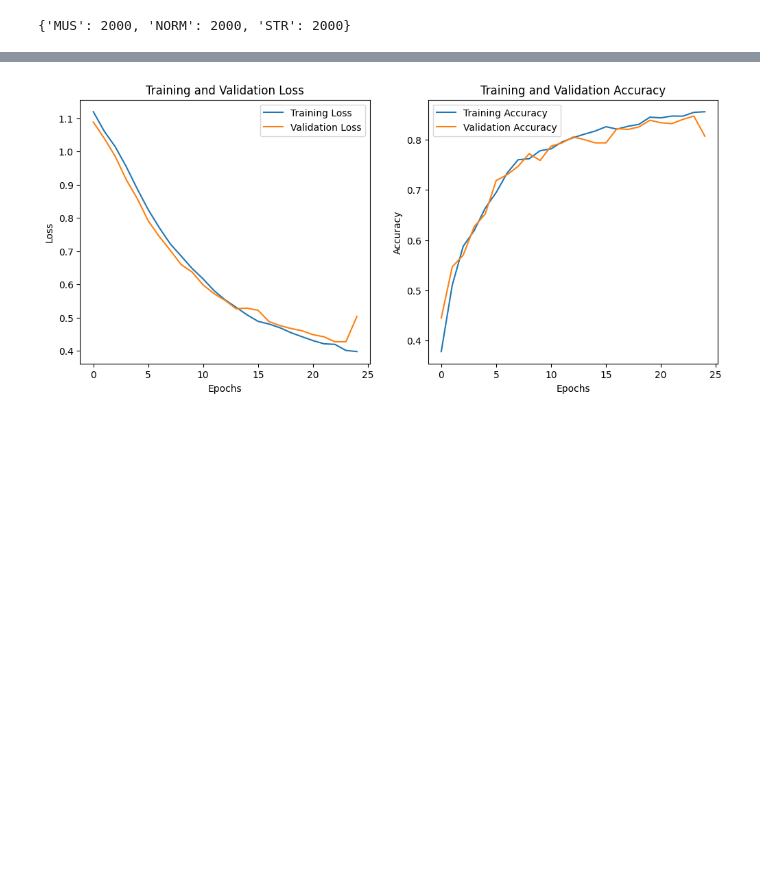
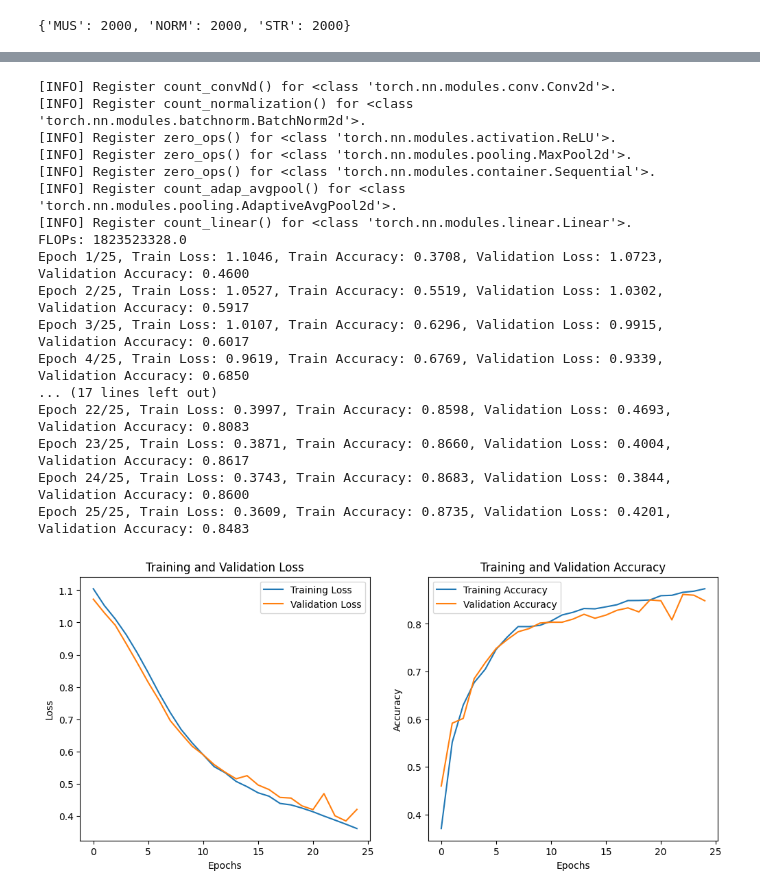
Before and after one commit to varun30300/Comp6321_Project, a Jupyter notebook: Task1/best-hyperparameters-train-and-test.ipynb, the cells around one changed output, grey strips where cells are left out. Cells and saved outputs as stored; diff of their text form; code cells hidden in the pictures; blank space fills up the shorter version.

```diff
--- a/Task1/best-hyperparameters-train-and-test.ipynb
+++ b/Task1/best-hyperparameters-train-and-test.ipynb
@@ -82,6 +82,7 @@ import matplotlib.pyplot as plt
 import numpy as np
 from sklearn.metrics import confusion_matrix
 from sklearn.metrics import confusion_matrix, precision_score, recall_score, f1_score, classification_report
+!pip install thop
 
 
 # Define hyperparameters
@@ -120,6 +121,12 @@ device = torch.device('cuda' if torch.cuda.is_available() else 'cpu')
 model = resnet18(pretrained=False)
 model.fc = nn.Linear(model.fc.in_features, len(classes))
 model = model.to(device)
+
+# Calculate and Print FLOPs
+from thop import profile
+input = torch.randn(1, 3, 224, 224).to(device)
+flops, params = profile(model, inputs=(input,))
+print(f"FLOPs: {flops}")
 
 # Define loss function and optimizer
 criterion = nn.CrossEntropyLoss()
@@ -216 +215,18 @@ Epoch 25/25, Train Loss: 0.3977, Train Accuracy: 0.8552, Validation Loss: 0.5035
+[INFO] Register count_convNd() for <class 'torch.nn.modules.conv.Conv2d'>.
+[INFO] Register count_normalization() for <class 'torch.nn.modules.batchnorm.BatchNorm2d'>.
+[INFO] Register zero_ops() for <class 'torch.nn.modules.activation.ReLU'>.
+[INFO] Register zero_ops() for <class 'torch.nn.modules.pooling.MaxPool2d'>.
+[INFO] Register zero_ops() for <class 'torch.nn.modules.container.Sequential'>.
+[INFO] Register count_adap_avgpool() for <class 'torch.nn.modules.pooling.AdaptiveAvgPool2d'>.
+[INFO] Register count_linear() for <class 'torch.nn.modules.linear.Linear'>.
+FLOPs: 1823523328.0
+Epoch 1/25, Train Loss: 1.1046, Train Accuracy: 0.3708, Validation Loss: 1.0723, Validation Accuracy: 0.4600
+Epoch 2/25, Train Loss: 1.0527, Train Accuracy: 0.5519, Validation Loss: 1.0302, Validation Accuracy: 0.5917
+Epoch 3/25, Train Loss: 1.0107, Train Accuracy: 0.6296, Validation Loss: 0.9915, Validation Accuracy: 0.6017
+Epoch 4/25, Train Loss: 0.9619, Train Accuracy: 0.6769, Validation Loss: 0.9339, Validation Accuracy: 0.6850
+... (17 lines left out)
+Epoch 22/25, Train Loss: 0.3997, Train Accuracy: 0.8598, Validation Loss: 0.4693, Validation Accuracy: 0.8083
+Epoch 23/25, Train Loss: 0.3871, Train Accuracy: 0.8660, Validation Loss: 0.4004, Validation Accuracy: 0.8617
+Epoch 24/25, Train Loss: 0.3743, Train Accuracy: 0.8683, Validation Loss: 0.3844, Validation Accuracy: 0.8600
+Epoch 25/25, Train Loss: 0.3609, Train Accuracy: 0.8735, Validation Loss: 0.4201, Validation Accuracy: 0.8483
-[figure, old version]
+[figure, new version]
```
Also changed, not shown: parts of 9 cells of this notebook.
